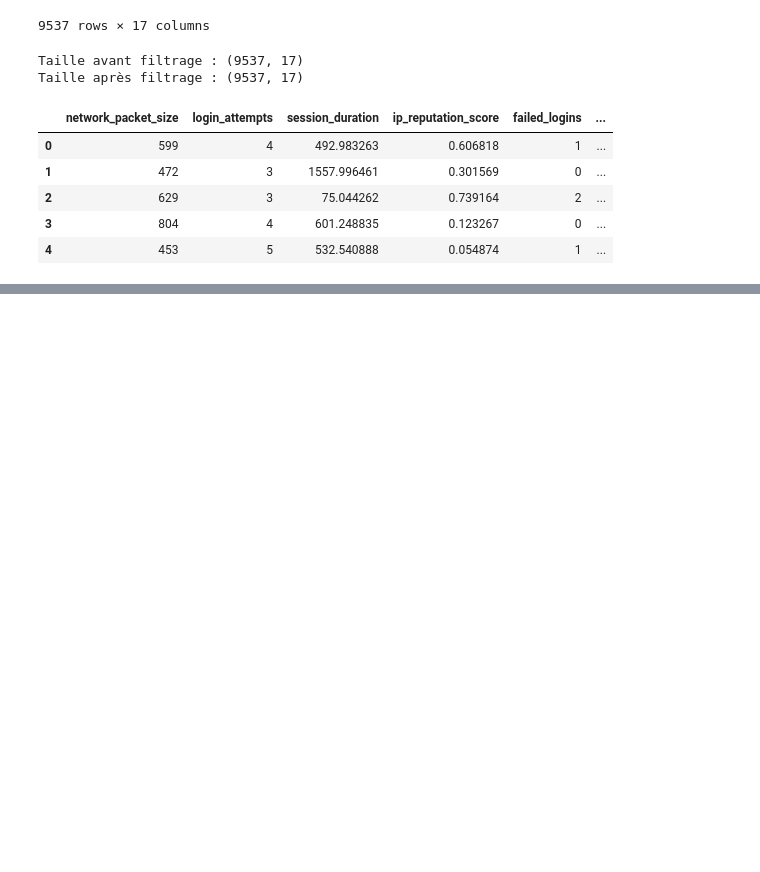
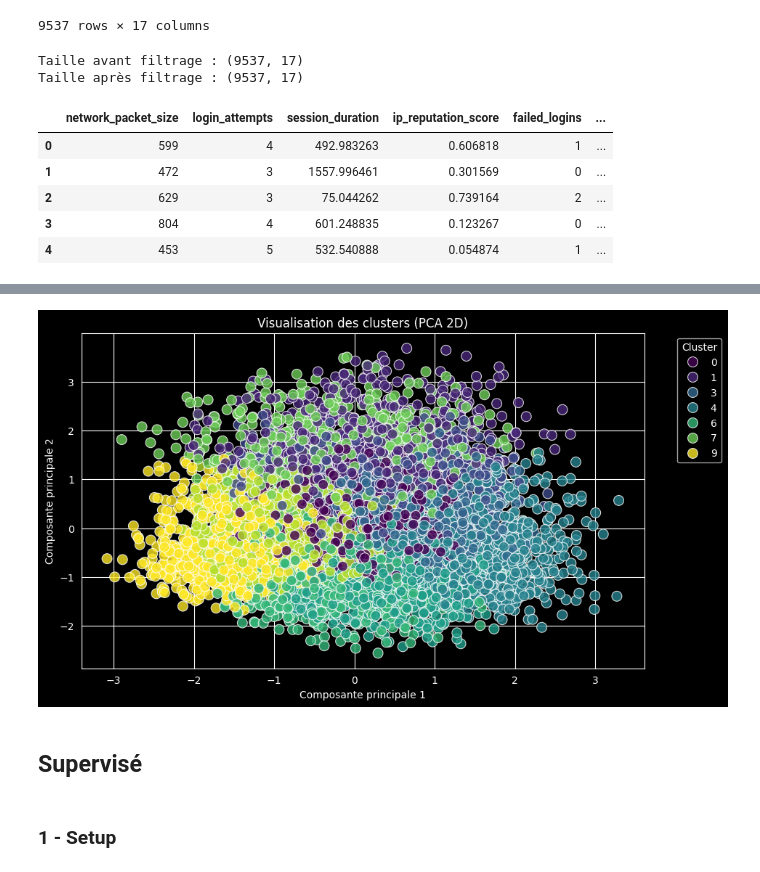
Before and after one commit to Gravityfall2/data-mining-python-esgi, a Jupyter notebook: TP4_PILLOY--GOMES_ALLEN_2A4.ipynb, the cells around one changed output, grey strips where cells are left out. Saved outputs shown, nothing was run; the diff lists cells and outputs as text; code cells hidden in the pictures; blank space fills up the shorter version.

```diff
--- a/TP4_PILLOY--GOMES_ALLEN_2A4.ipynb
+++ b/TP4_PILLOY--GOMES_ALLEN_2A4.ipynb
@@ -217,0 +176,34 @@ df_cleaned_no_outliers
+# %%
+kmeans = KMeans(n_clusters=10, random_state=42, n_init=10)
+df_cleaned_no_outliers['cluster'] = kmeans.fit_predict(scaled_features)
+# %%
+pca = PCA(n_components=2)
+features_pca = pca.fit_transform(scaled_features)
+
+# Ajout des composantes principales au DataFrame
+df_cleaned_no_outliers['x'] = features_pca[:, 0]
+df_cleaned_no_outliers['y'] = features_pca[:, 1]
+
+# Tracé avec Seaborn
+plt.figure(figsize=(10, 6))
+sns.scatterplot(
+    data=df_cleaned_no_outliers,
+    x='x',
+    y='y',
+    hue='cluster',
+    palette='viridis',
+    s=100,
+    alpha=0.8
+)
+plt.title('Visualisation des clusters (PCA 2D)')
+plt.xlabel('Composante principale 1')
+plt.ylabel('Composante principale 2')
+plt.legend(title='Cluster', bbox_to_anchor=(1.05, 1), loc='upper left')
+plt.grid(True)
+plt.show()
+# %% [output]
+[figure, added]
+# %% [markdown]
+## Supervisé
+# %% [markdown]
+### 1 - Setup
```
Also changed, not shown: parts of 18 cells of this notebook, 7 other files.
